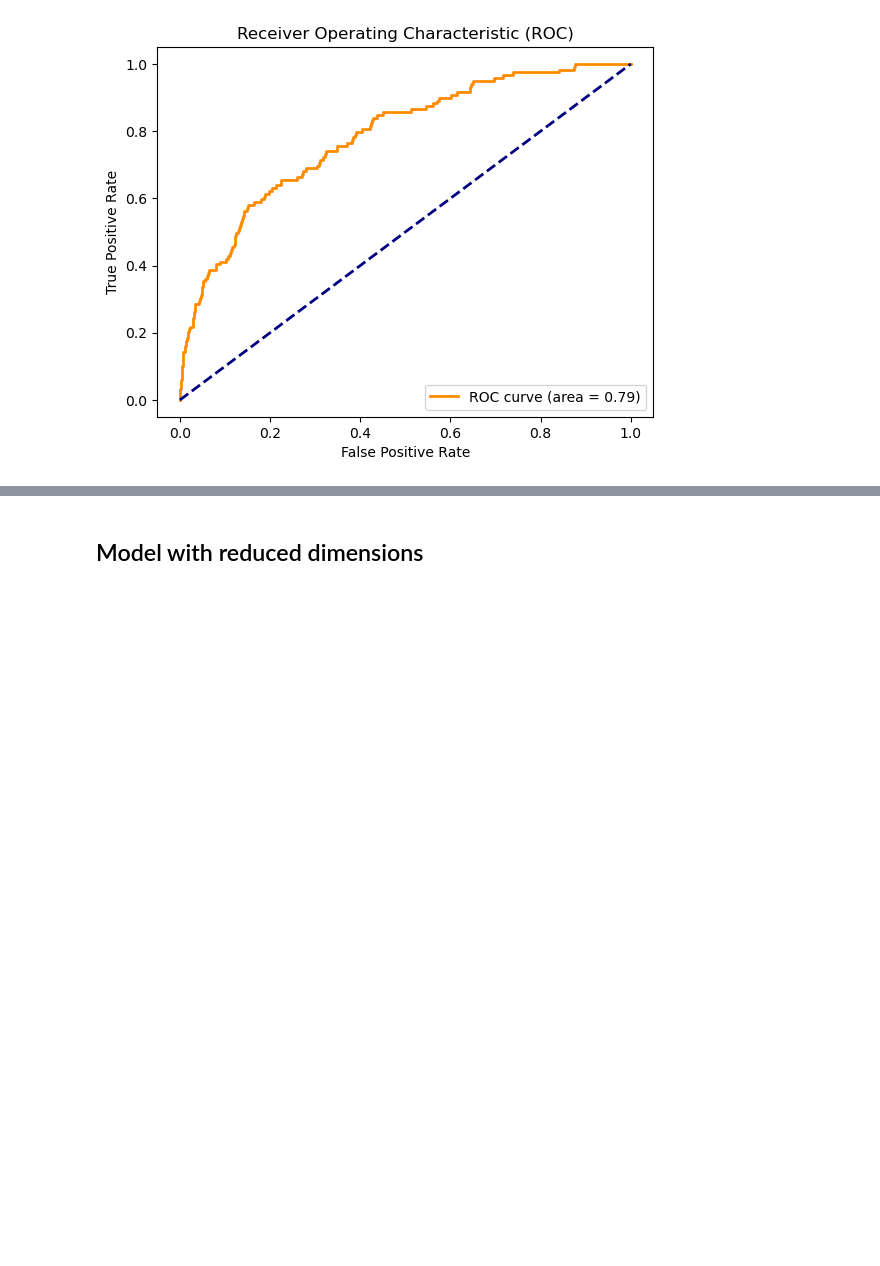
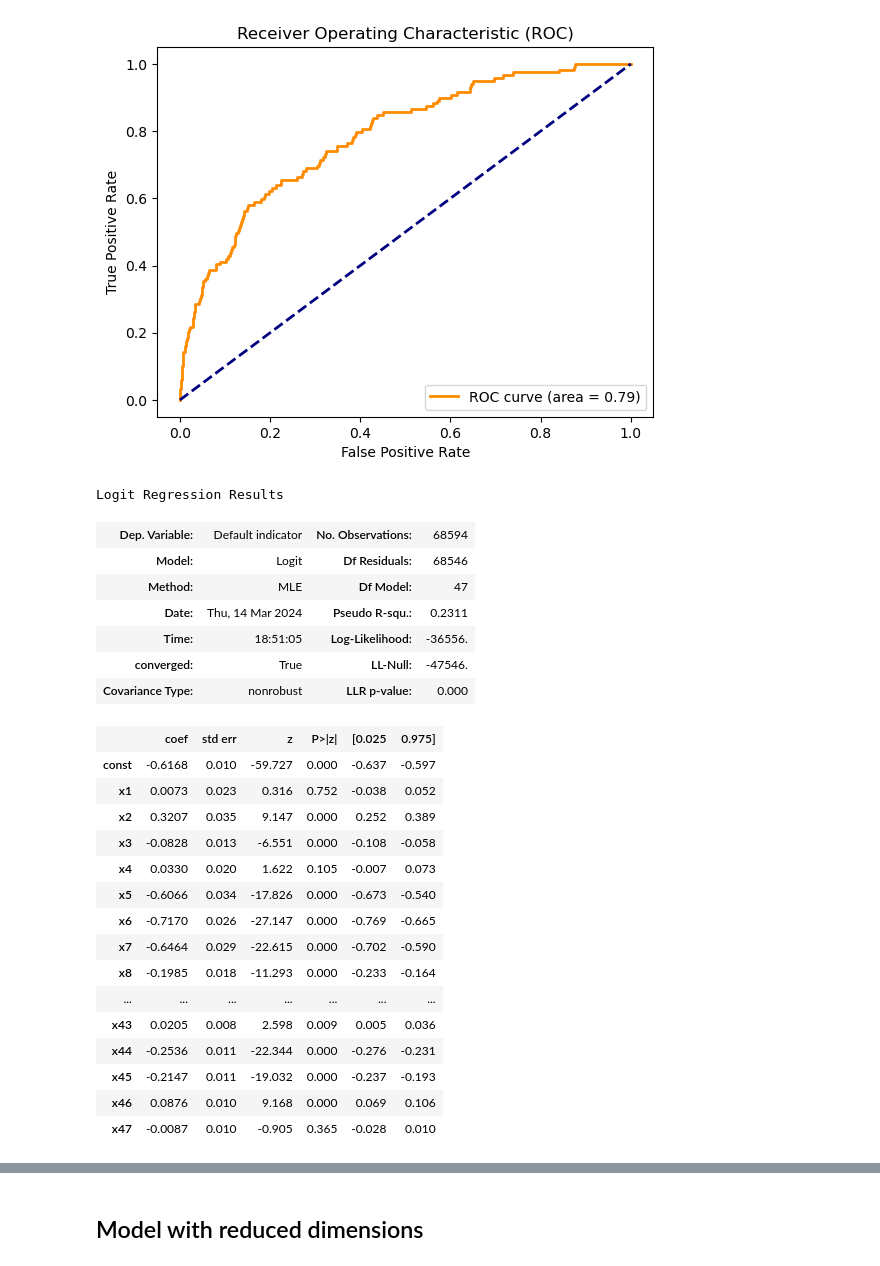
Before and after one commit to Jagodno/Pre-selection-Assignment, a Jupyter notebook: jupyter_notebooks/logistic_regression.ipynb, the cells around one changed output, grey strips where cells are left out. Cells and saved outputs as stored; diff of their text form; code cells hidden in the pictures; blank space fills up the shorter version.

```diff
--- a/jupyter_notebooks/logistic_regression.ipynb
+++ b/jupyter_notebooks/logistic_regression.ipynb
@@ -173,4 +180,32 @@ fpr, tpr, thresholds = roc_curve(y_val, logit_result.predict(sm.add_constant(X_v
 plot_roc(fpr, tpr)
 # %% [output]
 [figure]
+# %%
+# coeficients, p values
+logit_result.summary()
+# %% [output]
+Logit Regression Results
+| Dep. Variable: | Default indicator | No. Observations: | 68594 |
+| Model: | Logit | Df Residuals: | 68546 |
+| Method: | MLE | Df Model: | 47 |
+| Date: | Thu, 14 Mar 2024 | Pseudo R-squ.: | 0.2311 |
+| Time: | 18:51:05 | Log-Likelihood: | -36556. |
+| converged: | True | LL-Null: | -47546. |
+| Covariance Type: | nonrobust | LLR p-value: | 0.000 |
+|  | coef | std err | z | P>|z| | [0.025 | 0.975] |
+| const | -0.6168 | 0.010 | -59.727 | 0.000 | -0.637 | -0.597 |
+| x1 | 0.0073 | 0.023 | 0.316 | 0.752 | -0.038 | 0.052 |
+| x2 | 0.3207 | 0.035 | 9.147 | 0.000 | 0.252 | 0.389 |
+| x3 | -0.0828 | 0.013 | -6.551 | 0.000 | -0.108 | -0.058 |
+| x4 | 0.0330 | 0.020 | 1.622 | 0.105 | -0.007 | 0.073 |
+| x5 | -0.6066 | 0.034 | -17.826 | 0.000 | -0.673 | -0.540 |
+| x6 | -0.7170 | 0.026 | -27.147 | 0.000 | -0.769 | -0.665 |
+| x7 | -0.6464 | 0.029 | -22.615 | 0.000 | -0.702 | -0.590 |
+| x8 | -0.1985 | 0.018 | -11.293 | 0.000 | -0.233 | -0.164 |
+| ... | ... | ... | ... | ... | ... | ... |
+| x43 | 0.0205 | 0.008 | 2.598 | 0.009 | 0.005 | 0.036 |
+| x44 | -0.2536 | 0.011 | -22.344 | 0.000 | -0.276 | -0.231 |
+| x45 | -0.2147 | 0.011 | -19.032 | 0.000 | -0.237 | -0.193 |
+| x46 | 0.0876 | 0.010 | 9.168 | 0.000 | 0.069 | 0.106 |
+| x47 | -0.0087 | 0.010 | -0.905 | 0.365 | -0.028 | 0.010 |
 # %% [markdown]
```
Also changed, not shown: parts of 17 cells of this notebook, 8 other files.
